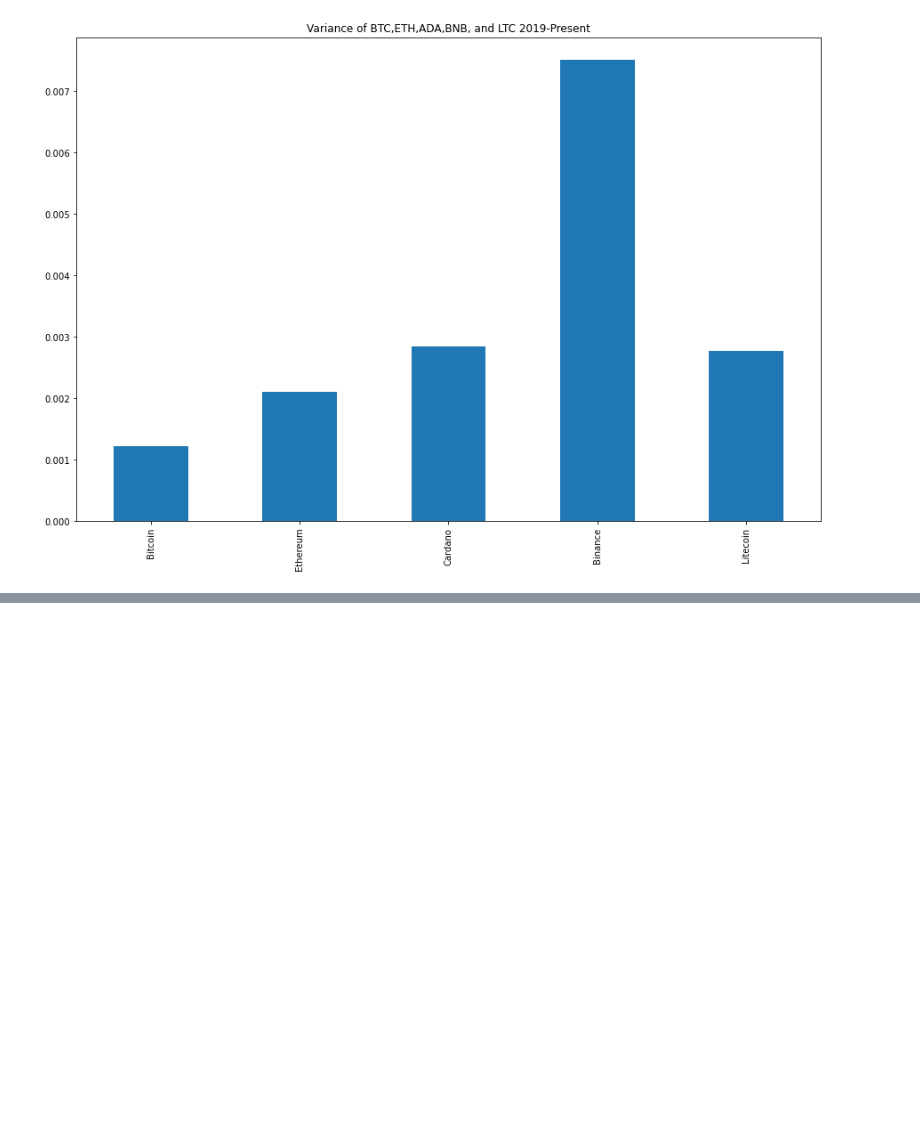
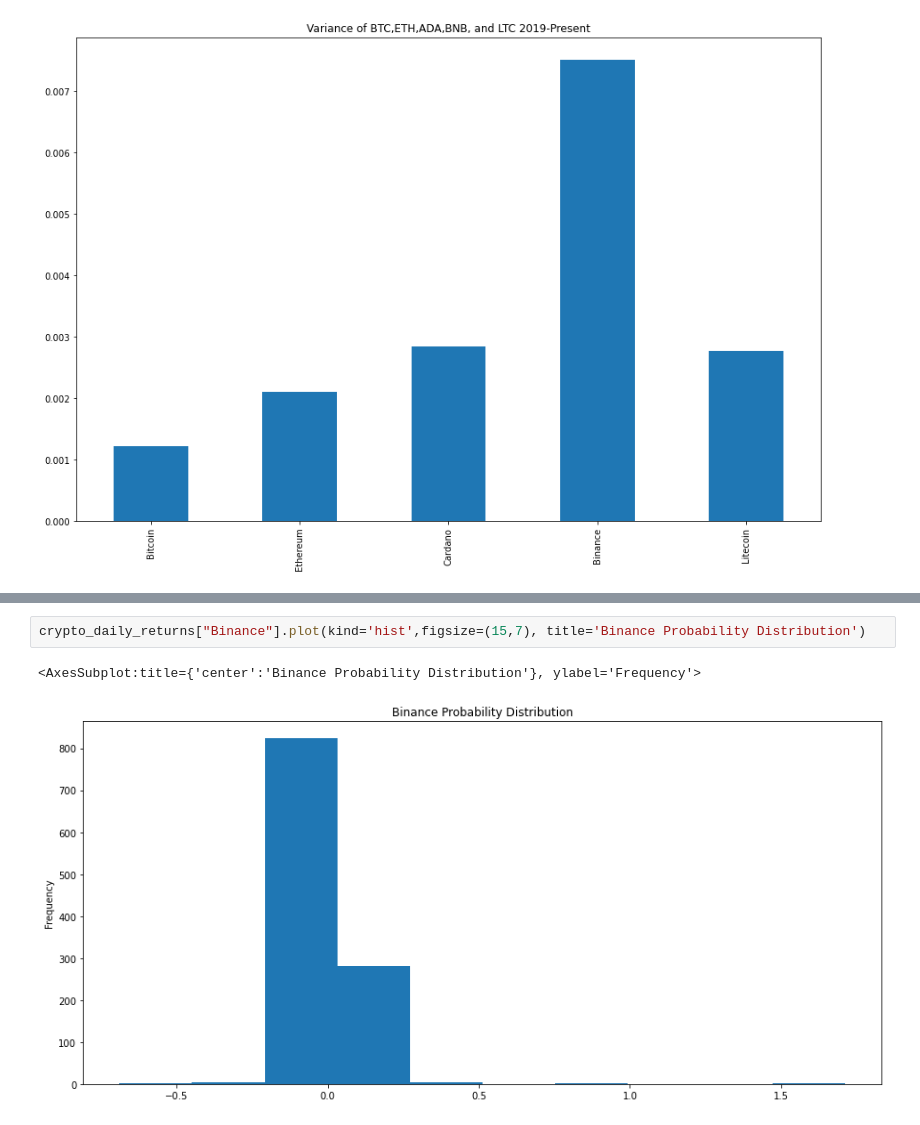
Before and after one commit to pwilli23/Financial-Portfolio-Analyzer, a Jupyter notebook: financial_portfolio_analyzer.ipynb, the cells around one changed output, grey strips where cells are left out. Saved outputs shown, nothing was run; the diff lists cells and outputs as text; blank space fills up the shorter version.

```diff
--- a/financial_portfolio_analyzer.ipynb
+++ b/financial_portfolio_analyzer.ipynb
@@ -251,0 +262,5 @@ display(ltc_beta)
+# %%
+crypto_daily_returns["Binance"].plot(kind='hist',figsize=(15,7), title='Binance Probability Distribution')
+# %% [output]
+<AxesSubplot:title={'center':'Binance Probability Distribution'}, ylabel='Frequency'>
+[figure, added]
```
Also changed, not shown: parts of 8 cells of this notebook.
